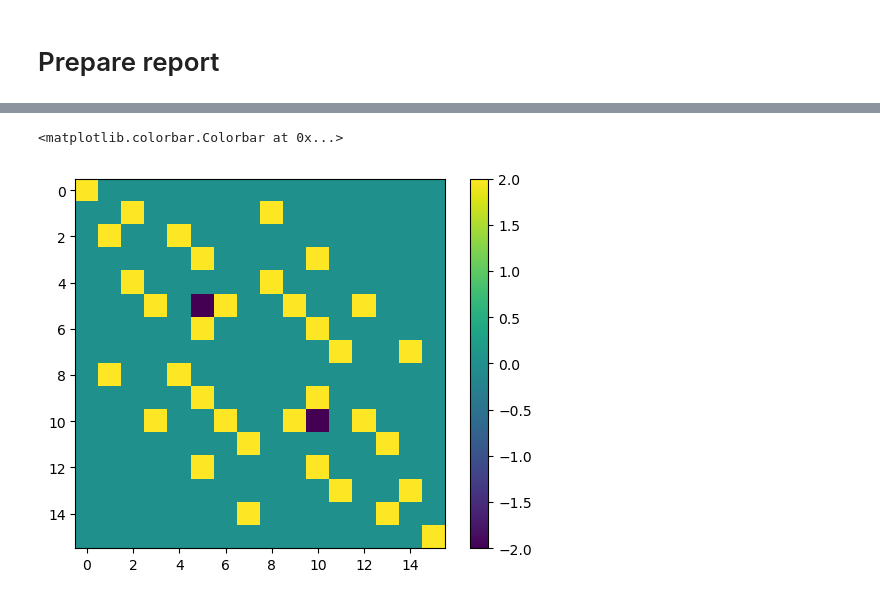
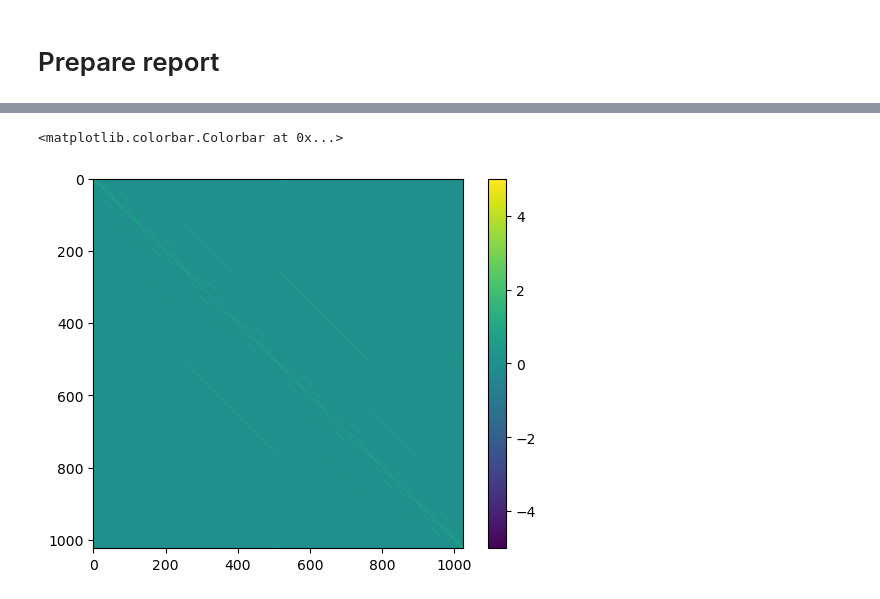
Before and after one commit to qiboteam/boostvqe, a Jupyter notebook: notebooks/quantinuum_demo/quantinuum_load_gci_results.ipynb, the cells around one changed output, grey strips where cells are left out. Cells and saved outputs as stored; diff of their text form; code cells hidden in the pictures.

```diff
--- a/notebooks/quantinuum_demo/quantinuum_load_gci_results.ipynb
+++ b/notebooks/quantinuum_demo/quantinuum_load_gci_results.ipynb
@@ -117,7 +117,7 @@ import matplotlib.pyplot as plt
 import numpy as np
 # %%
 # XXZ model
-nqubits = 4
+nqubits = 10
 delta = 0.5
 terms = {}
 for i in range(nqubits):
@@ -139,6 +139,4 @@ qibo.set_backend("numpy")
 # %%
-nqubits = 4
-delta = 0.5
 ham = hamiltonians.XXZ(nqubits, delta, dense=False)
 plt.imshow(np.real(ham.matrix))
 plt.colorbar()
@@ -147,5 +145,5 @@ plt.colorbar()
 <matplotlib.colorbar.Colorbar at 0x...>
-[figure, old version]
+[figure, new version]
 # %%
 with open (vqe_circ_file, "r") as file:
     vqe_circuit_qasm_str = file.read()
```
Also changed, not shown: parts of 7 cells of this notebook, 14 other files.
